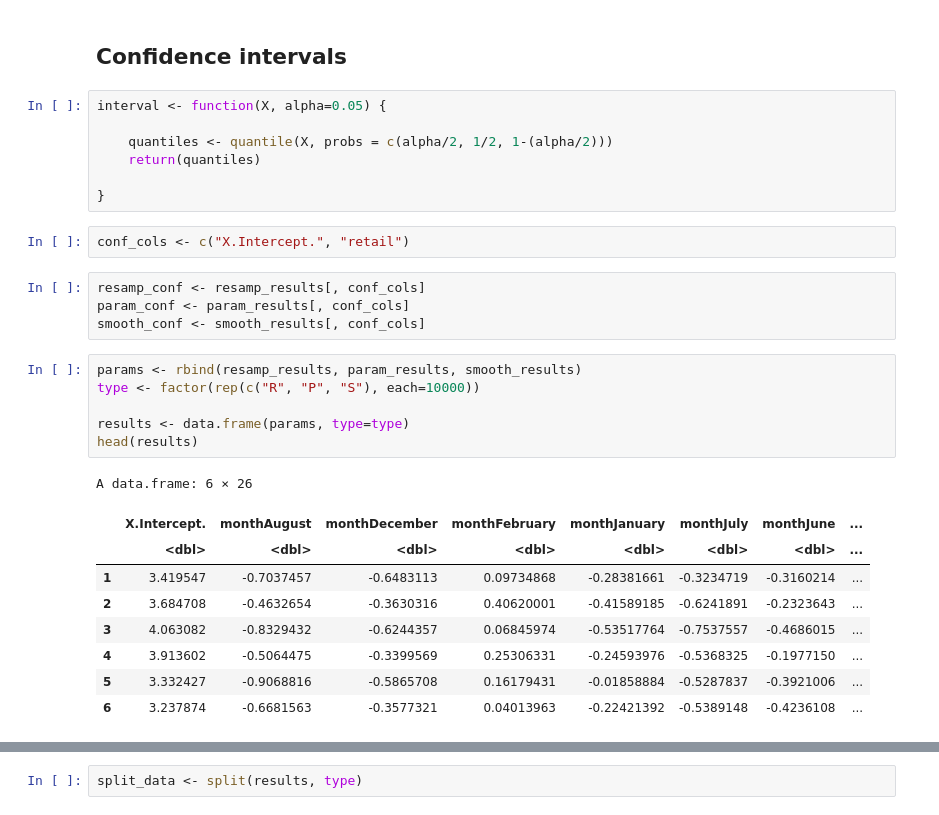
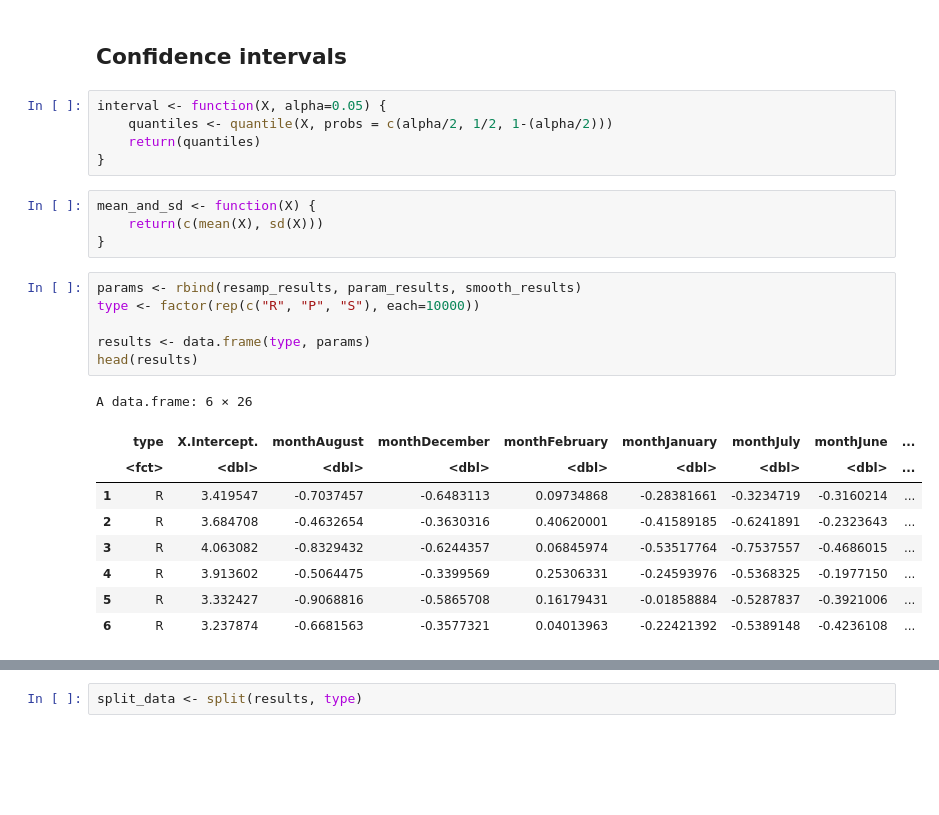
Before and after one commit to LeoKraushaar/protests, a Jupyter notebook: code/R/bootstrap_results.ipynb, the cells around one changed output, grey strips where cells are left out. Saved outputs shown, nothing was run; the diff lists cells and outputs as text; blank space fills up the shorter version.

Commit message:
gather data

```diff
--- a/code/R/bootstrap_results.ipynb
+++ b/code/R/bootstrap_results.ipynb
@@ -12,30 +12,26 @@ smooth_results <- read.csv("data/results/smooth_boot_results.csv")[, -1]
 ## Confidence intervals
 # %%
 interval <- function(X, alpha=0.05) {
-
     quantiles <- quantile(X, probs = c(alpha/2, 1/2, 1-(alpha/2)))
     return(quantiles)
-
 }
-# %%
-conf_cols <- c("X.Intercept.", "retail")
-# %%
-resamp_conf <- resamp_results[, conf_cols]
-param_conf <- param_results[, conf_cols]
-smooth_conf <- smooth_results[, conf_cols]
+# %%
+mean_and_sd <- function(X) {
+    return(c(mean(X), sd(X)))
+}
 # %%
 params <- rbind(resamp_results, param_results, smooth_results)
 type <- factor(rep(c("R", "P", "S"), each=10000))
 
-results <- data.frame(params, type=type)
+results <- data.frame(type, params)
 head(results)
 # %% [output]
 A data.frame: 6 × 26
-|  | X.Intercept. | monthAugust | monthDecember | monthFebruary | monthJanuary | monthJuly | monthJune | ... |
-|  | <dbl> | <dbl> | <dbl> | <dbl> | <dbl> | <dbl> | <dbl> | ... |
-| 1 | 3.419547 | -0.7037457 | -0.6483113 | 0.09734868 | -0.28381661 | -0.3234719 | -0.3160214 | ... |
-| 2 | 3.684708 | -0.4632654 | -0.3630316 | 0.40620001 | -0.41589185 | -0.6241891 | -0.2323643 | ... |
-| 3 | 4.063082 | -0.8329432 | -0.6244357 | 0.06845974 | -0.53517764 | -0.7537557 | -0.4686015 | ... |
-| 4 | 3.913602 | -0.5064475 | -0.3399569 | 0.25306331 | -0.24593976 | -0.5368325 | -0.1977150 | ... |
-| 5 | 3.332427 | -0.9068816 | -0.5865708 | 0.16179431 | -0.01858884 | -0.5287837 | -0.3921006 | ... |
-| 6 | 3.237874 | -0.6681563 | -0.3577321 | 0.04013963 | -0.22421392 | -0.5389148 | -0.4236108 | ... |
+|  | type | X.Intercept. | monthAugust | monthDecember | monthFebruary | monthJanuary | monthJuly | monthJune | ... |
+|  | <fct> | <dbl> | <dbl> | <dbl> | <dbl> | <dbl> | <dbl> | <dbl> | ... |
+| 1 | R | 3.419547 | -0.7037457 | -0.6483113 | 0.09734868 | -0.28381661 | -0.3234719 | -0.3160214 | ... |
+| 2 | R | 3.684708 | -0.4632654 | -0.3630316 | 0.40620001 | -0.41589185 | -0.6241891 | -0.2323643 | ... |
+| 3 | R | 4.063082 | -0.8329432 | -0.6244357 | 0.06845974 | -0.53517764 | -0.7537557 | -0.4686015 | ... |
+| 4 | R | 3.913602 | -0.5064475 | -0.3399569 | 0.25306331 | -0.24593976 | -0.5368325 | -0.1977150 | ... |
+| 5 | R | 3.332427 | -0.9068816 | -0.5865708 | 0.16179431 | -0.01858884 | -0.5287837 | -0.3921006 | ... |
+| 6 | R | 3.237874 | -0.6681563 | -0.3577321 | 0.04013963 | -0.22421392 | -0.5389148 | -0.4236108 | ... |
```
Also changed, not shown: parts of 10 cells of this notebook, 8 other files.
